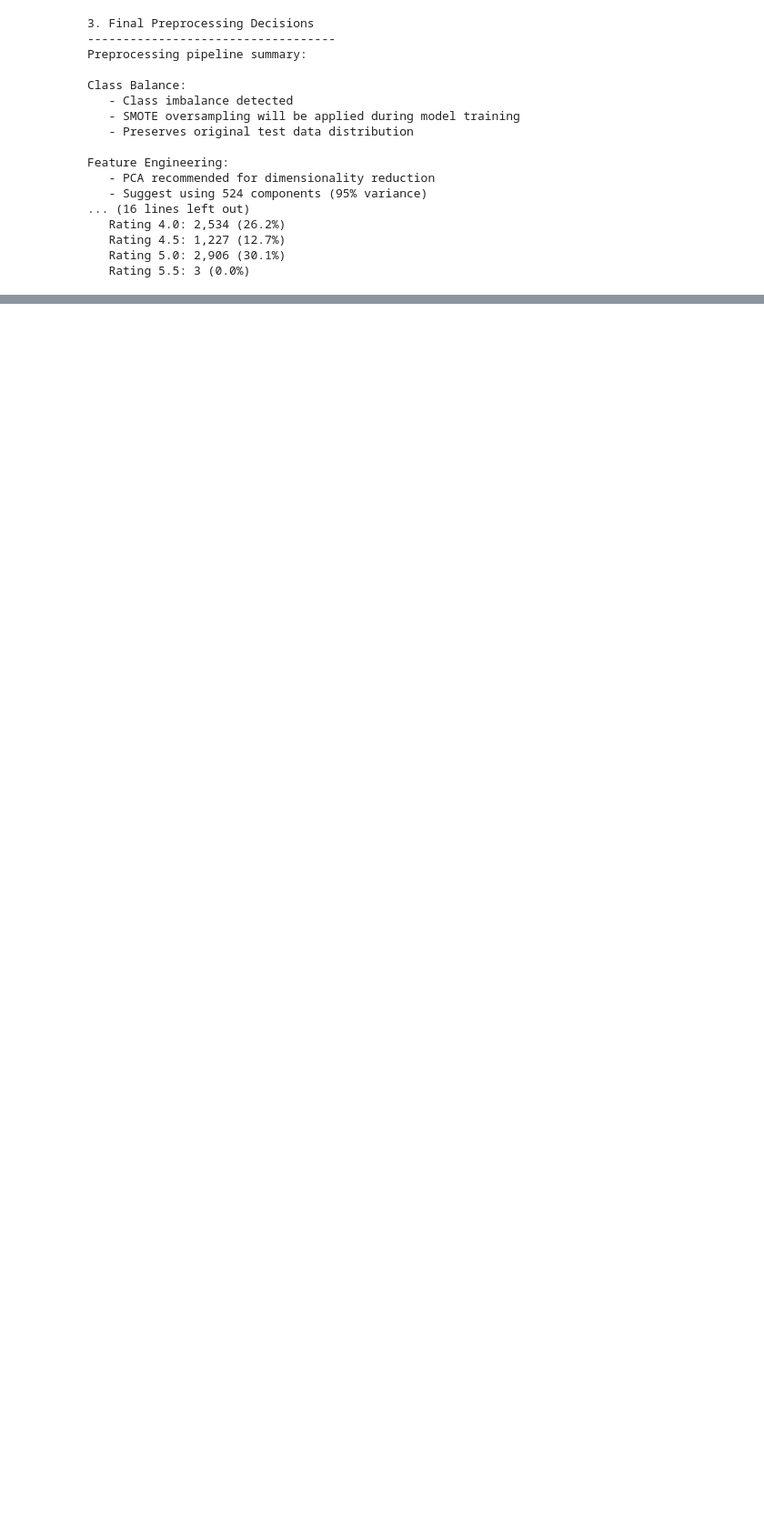
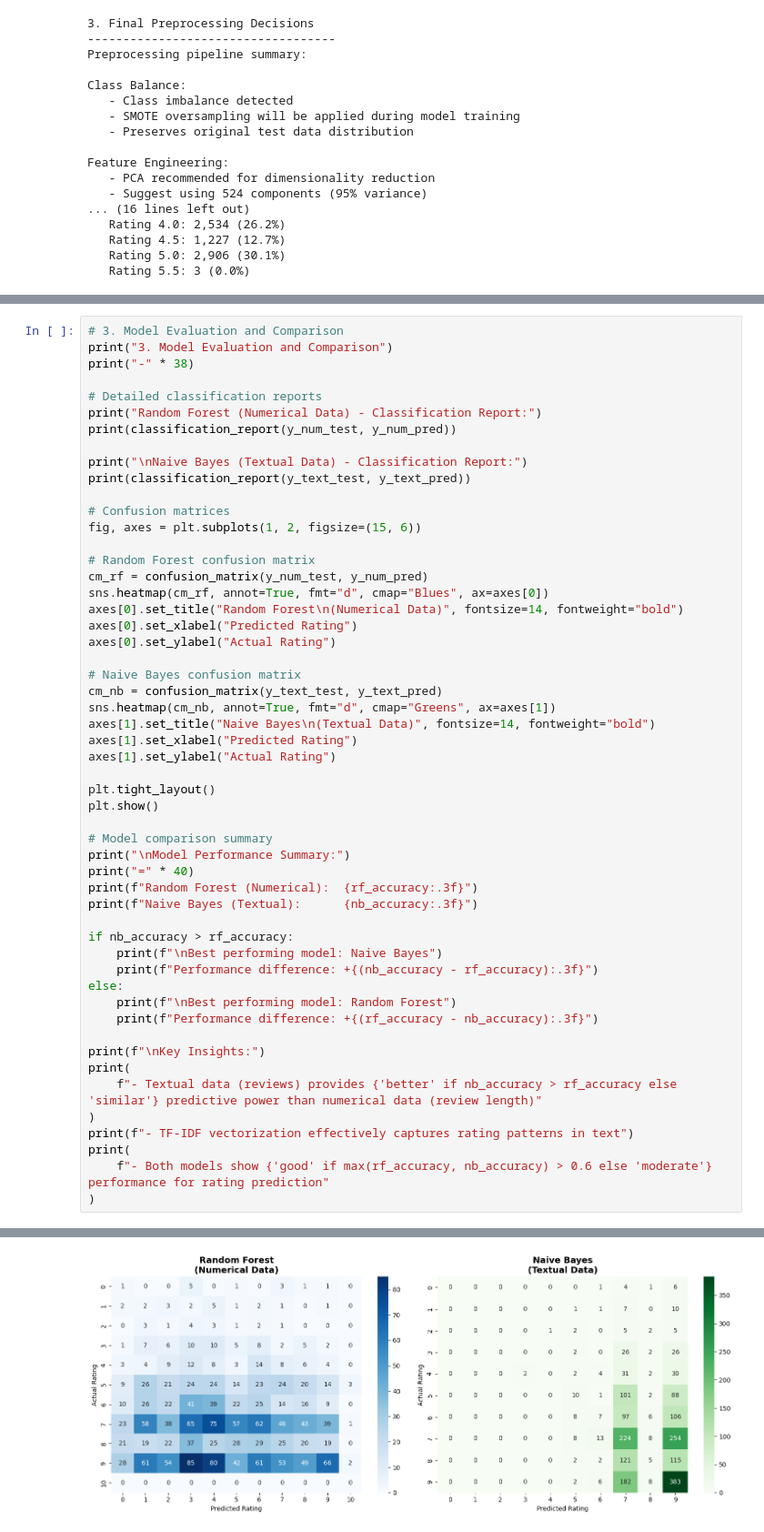
Before and after one commit to EFREI-2026-I2-ISSG-ML-1/Project, a Jupyter notebook: data_cleaning_preprocessing.ipynb, the cells around one changed output, grey strips where cells are left out. Shown at 91% size. Drawn from its saved outputs; the diff is of its cells as text; blank space fills up the shorter version.

```diff
--- a/data_cleaning_preprocessing.ipynb
+++ b/data_cleaning_preprocessing.ipynb
@@ -819,0 +999,54 @@ Feature Engineering:
+# %%
+# 3. Model Evaluation and Comparison
+print("3. Model Evaluation and Comparison")
+print("-" * 38)
+
+# Detailed classification reports
+print("Random Forest (Numerical Data) - Classification Report:")
+print(classification_report(y_num_test, y_num_pred))
+
+print("\nNaive Bayes (Textual Data) - Classification Report:")
+print(classification_report(y_text_test, y_text_pred))
+
+# Confusion matrices
+fig, axes = plt.subplots(1, 2, figsize=(15, 6))
+
+# Random Forest confusion matrix
+cm_rf = confusion_matrix(y_num_test, y_num_pred)
+sns.heatmap(cm_rf, annot=True, fmt="d", cmap="Blues", ax=axes[0])
+axes[0].set_title("Random Forest\n(Numerical Data)", fontsize=14, fontweight="bold")
+axes[0].set_xlabel("Predicted Rating")
+axes[0].set_ylabel("Actual Rating")
+
+# Naive Bayes confusion matrix
+cm_nb = confusion_matrix(y_text_test, y_text_pred)
+sns.heatmap(cm_nb, annot=True, fmt="d", cmap="Greens", ax=axes[1])
+axes[1].set_title("Naive Bayes\n(Textual Data)", fontsize=14, fontweight="bold")
+axes[1].set_xlabel("Predicted Rating")
+axes[1].set_ylabel("Actual Rating")
+
+plt.tight_layout()
+plt.show()
+
+# Model comparison summary
+print("\nModel Performance Summary:")
+print("=" * 40)
+print(f"Random Forest (Numerical):  {rf_accuracy:.3f}")
+print(f"Naive Bayes (Textual):      {nb_accuracy:.3f}")
+
+if nb_accuracy > rf_accuracy:
+    print(f"\nBest performing model: Naive Bayes")
+    print(f"Performance difference: +{(nb_accuracy - rf_accuracy):.3f}")
+else:
+    print(f"\nBest performing model: Random Forest")
+    print(f"Performance difference: +{(rf_accuracy - nb_accuracy):.3f}")
+
+print(f"\nKey Insights:")
+print(
+    f"- Textual data (reviews) provides {'better' if nb_accuracy > rf_accuracy else 'similar'} predictive power than numerical data (review length)"
+)
+print(f"- TF-IDF vectorization effectively captures rating patterns in text")
+print(
+    f"- Both models show {'good' if max(rf_accuracy, nb_accuracy) > 0.6 else 'moderate'} performance for rating prediction"
+)
+# %% [output]
@@ -819,0 +1070 @@ Feature Engineering:
+[figure, added]
```
Also changed, not shown: parts of 4 cells of this notebook.
